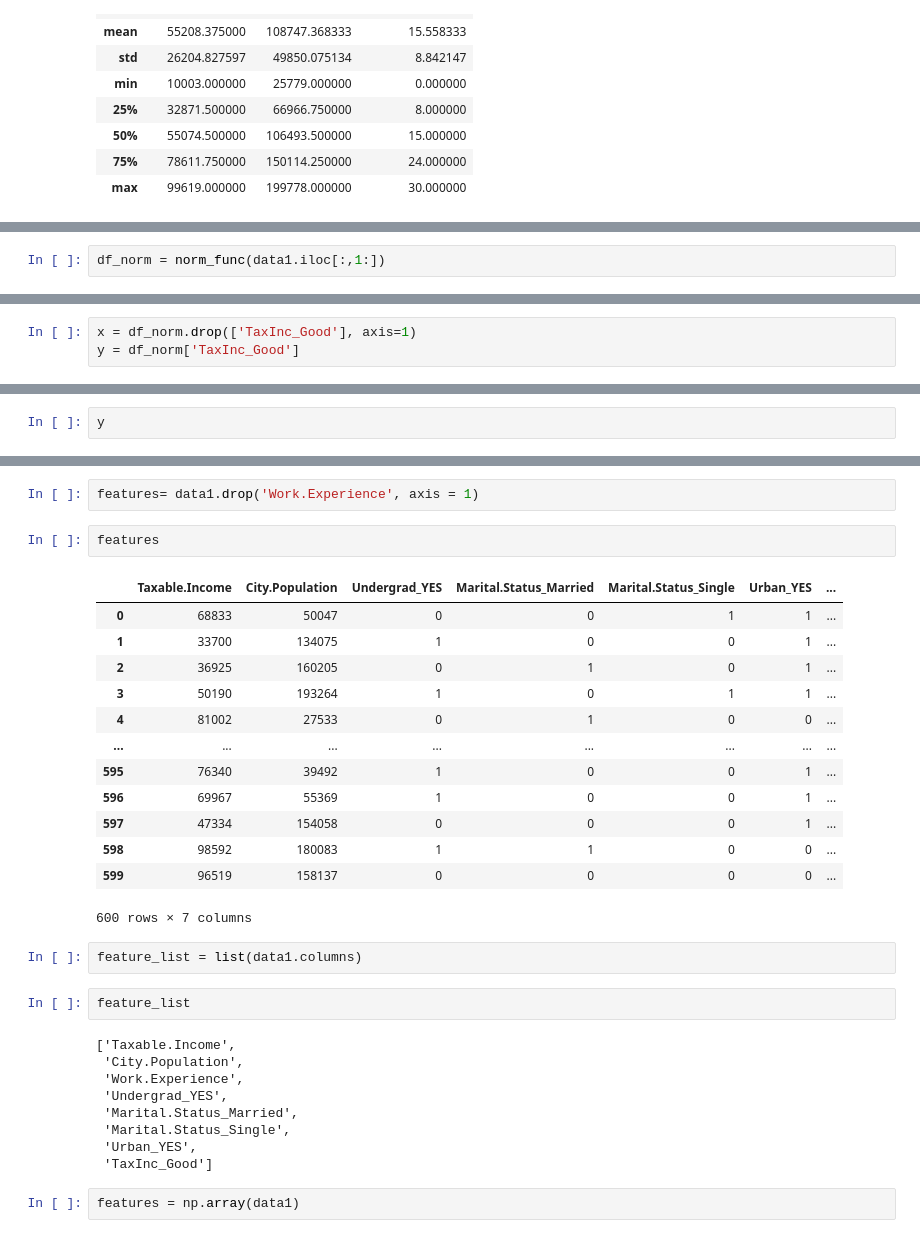
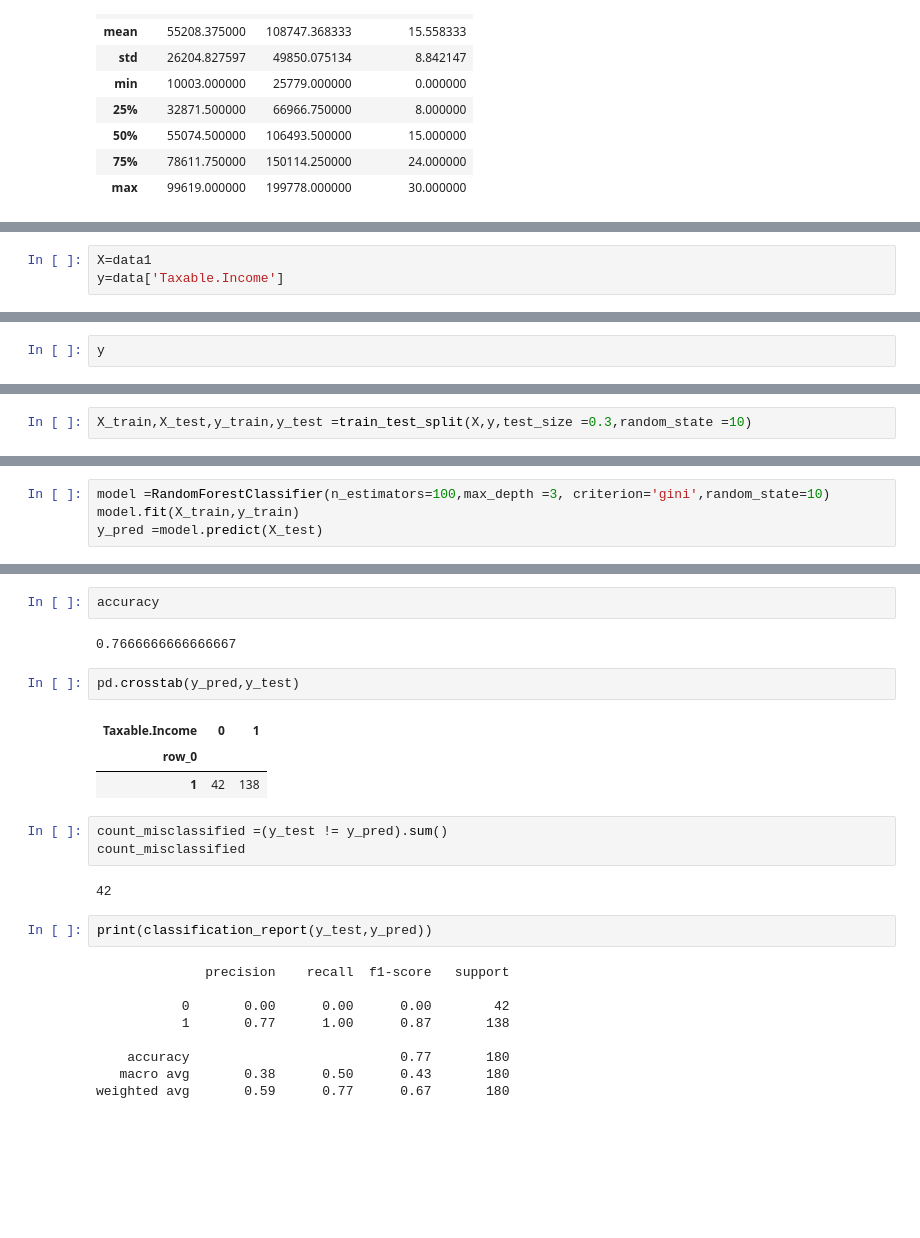
Before and after one commit to SamadSultan/15-RANDOM-FOREST, a Jupyter notebook: Fraud_check.ipynb, the cells around one changed output, grey strips where cells are left out. Cells and saved outputs as stored; diff of their text form; blank space fills up the shorter version.

```diff
--- a/Fraud_check.ipynb
+++ b/Fraud_check.ipynb
@@ -128,3 +324,4 @@ def norm_func(i):
 # %%
-df_norm = norm_func(data1.iloc[:,1:])
+X=data1
+y=data['Taxable.Income']
 # %%
@@ -146,3 +343,2 @@ df_norm
 # %%
-x = df_norm.drop(['TaxInc_Good'], axis=1)
-y = df_norm['TaxInc_Good']
+y
@@ -149 +358,3 @@ y = df_norm['TaxInc_Good']
+# %%
+X_train,X_test,y_train,y_test =train_test_split(X,y,test_size =0.3,random_state =10)
 # %%
@@ -165,2 +369,4 @@ x
 # %%
-y
+model =RandomForestClassifier(n_estimators=100,max_depth =3, criterion='gini',random_state=10)
+model.fit(X_train,y_train)
+y_pred =model.predict(X_test)
@@ -202,33 +387,26 @@ array([10, 18, 30, 15, 28,  0,  8,  3, 12,  4, 19,  6, 14, 16, 13, 29, 29,
 # %%
-features= data1.drop('Work.Experience', axis = 1)
+accuracy
+# %% [output]
+0.7666666666666667
 # %%
-features
+pd.crosstab(y_pred,y_test)
 # %% [output]
-|  | Taxable.Income | City.Population | Undergrad_YES | Marital.Status_Married | Marital.Status_Single | Urban_YES | ... |
-| 0 | 68833 | 50047 | 0 | 0 | 1 | 1 | ... |
-| 1 | 33700 | 134075 | 1 | 0 | 0 | 1 | ... |
-| 2 | 36925 | 160205 | 0 | 1 | 0 | 1 | ... |
-| 3 | 50190 | 193264 | 1 | 0 | 1 | 1 | ... |
-| 4 | 81002 | 27533 | 0 | 1 | 0 | 0 | ... |
-| ... | ... | ... | ... | ... | ... | ... | ... |
-| 595 | 76340 | 39492 | 1 | 0 | 0 | 1 | ... |
-| 596 | 69967 | 55369 | 1 | 0 | 0 | 1 | ... |
-| 597 | 47334 | 154058 | 0 | 0 | 0 | 1 | ... |
-| 598 | 98592 | 180083 | 1 | 1 | 0 | 0 | ... |
-| 599 | 96519 | 158137 | 0 | 0 | 0 | 0 | ... |
+| Taxable.Income | 0 | 1 |
+| row_0 |  |  |
+| 1 | 42 | 138 |
-600 rows × 7 columns
 # %%
-feature_list = list(data1.columns)
+count_misclassified =(y_test != y_pred).sum()
+count_misclassified
+# %% [output]
+42
 # %%
-feature_list
+print(classification_report(y_test,y_pred))
 # %% [output]
-['Taxable.Income',
- 'City.Population',
- 'Work.Experience',
- 'Undergrad_YES',
- 'Marital.Status_Married',
- 'Marital.Status_Single',
- 'Urban_YES',
- 'TaxInc_Good']
+              precision    recall  f1-score   support
+
+           0       0.00      0.00      0.00        42
+           1       0.77      1.00      0.87       138
+
+    accuracy                           0.77       180
+   macro avg       0.38      0.50      0.43       180
+weighted avg       0.59      0.77      0.67       180
-# %%
-features = np.array(data1)
```
Also changed, not shown: parts of 56 cells of this notebook.
